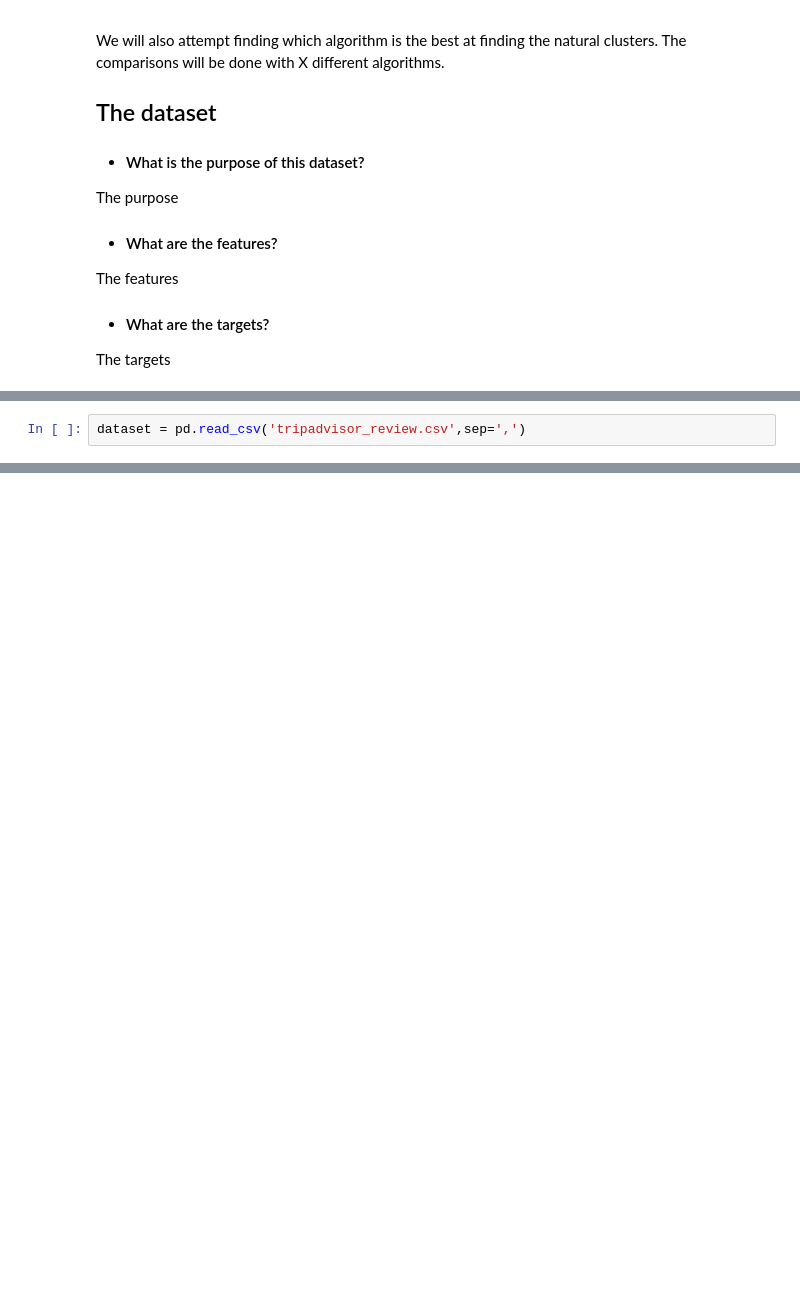
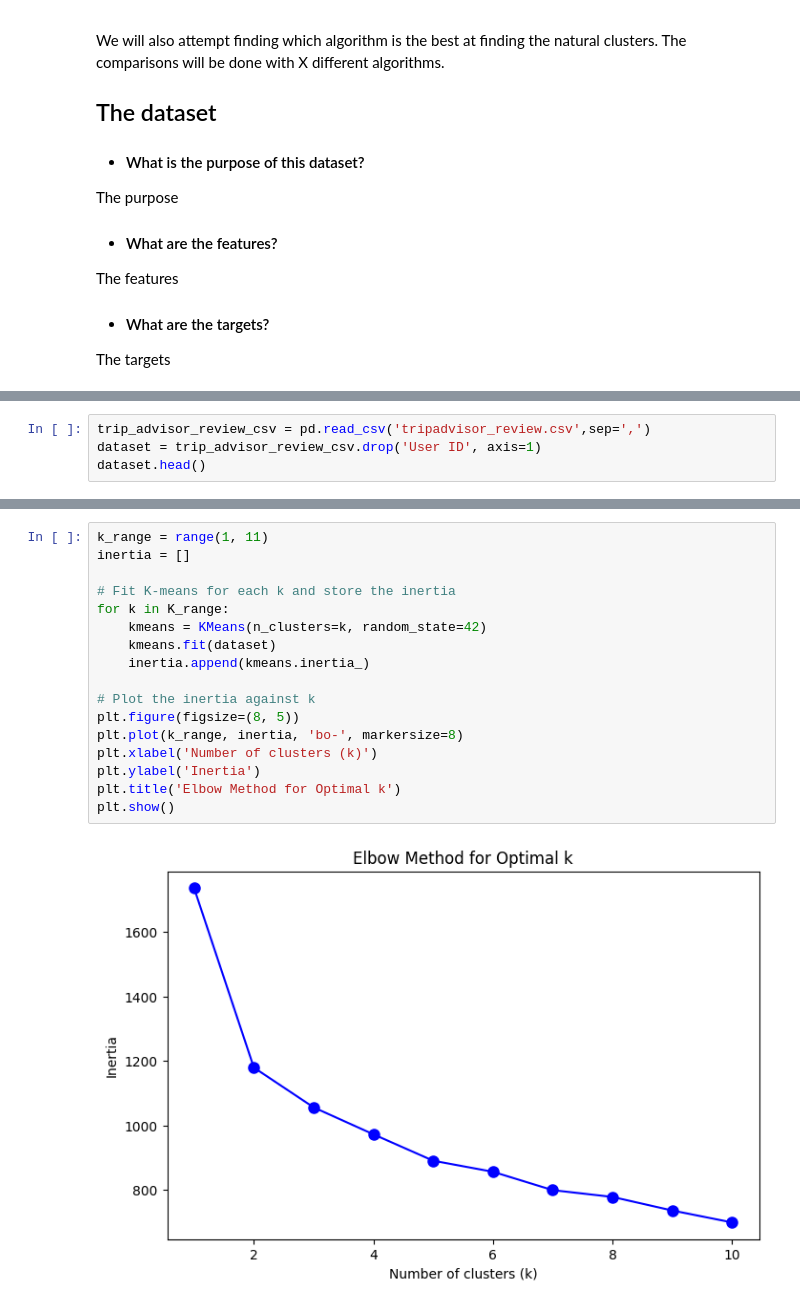
Before and after one commit to Wolff404/Clustering, a Jupyter notebook: Clustering_of_Travel_Reviews.ipynb, the cells around one changed output, grey strips where cells are left out. Drawn from its saved outputs; the diff is of its cells as text; blank space fills up the shorter version.

Commit message:
Added elbow method

```diff
--- a/Clustering_of_Travel_Reviews.ipynb
+++ b/Clustering_of_Travel_Reviews.ipynb
@@ -26,3 +32,5 @@ import pandas as pd
 # %%
-dataset = pd.read_csv('tripadvisor_review.csv',sep=',')
+trip_advisor_review_csv = pd.read_csv('tripadvisor_review.csv',sep=',')
+dataset = trip_advisor_review_csv.drop('User ID', axis=1)
+dataset.head()
 # %% [output]
@@ -29,0 +49,19 @@ FileNotFoundError: [Errno 2] No such file or directory: 'tripadvisor_review.csv'
+# %%
+k_range = range(1, 11)
+inertia = []
+
+# Fit K-means for each k and store the inertia
+for k in K_range:
+    kmeans = KMeans(n_clusters=k, random_state=42)
+    kmeans.fit(dataset)
+    inertia.append(kmeans.inertia_)
+
+# Plot the inertia against k
+plt.figure(figsize=(8, 5))
+plt.plot(k_range, inertia, 'bo-', markersize=8)
+plt.xlabel('Number of clusters (k)')
+plt.ylabel('Inertia')
+plt.title('Elbow Method for Optimal k')
+plt.show()
+# %% [output]
+[figure, added]
```
Also changed, not shown: parts of 9 cells of this notebook.
